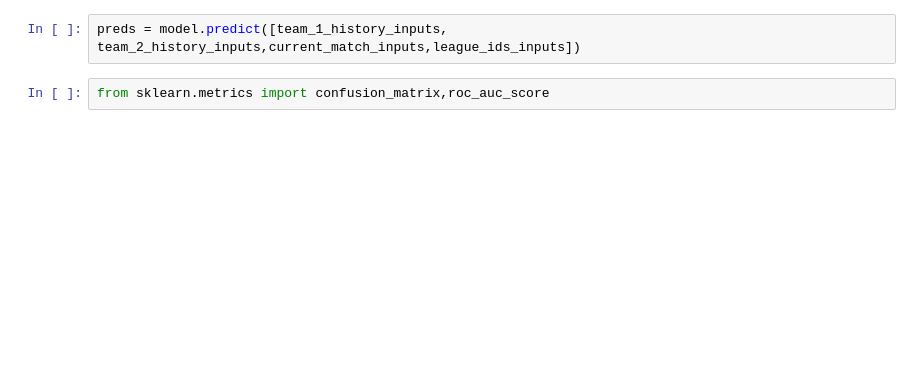
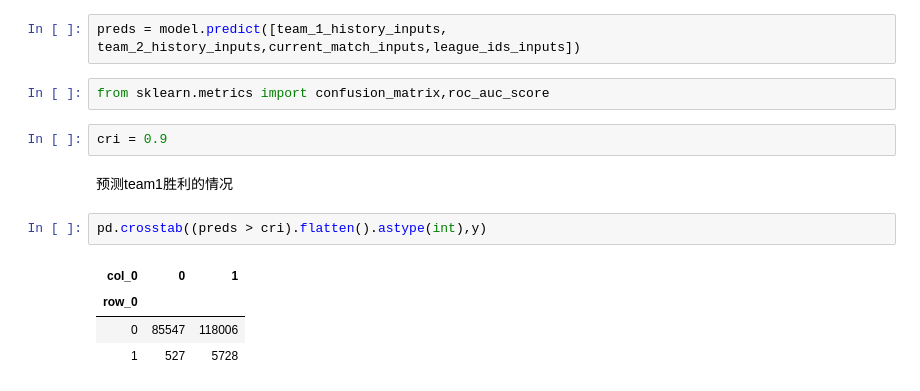
Before and after one commit to Kira1108/football_match_prediction, a Jupyter notebook: win-loss-binary_classification.ipynb, the cells around one changed output. Saved outputs shown, nothing was run; the diff lists cells and outputs as text; blank space fills up the shorter version.

```diff
--- a/win-loss-binary_classification.ipynb
+++ b/win-loss-binary_classification.ipynb
@@ -321,3 +325,14 @@ history = model.fit([team_1_history_inputs, team_2_history_inputs,current_match_
 preds = model.predict([team_1_history_inputs, team_2_history_inputs,current_match_inputs,league_ids_inputs])
 # %%
 from sklearn.metrics import confusion_matrix,roc_auc_score
+# %%
+cri = 0.9
+# %% [markdown]
+预测team1胜利的情况
+# %%
+pd.crosstab((preds > cri).flatten().astype(int),y)
+# %% [output]
+| col_0 | 0 | 1 |
+| row_0 |  |  |
+| 0 | 85547 | 118006 |
+| 1 | 527 | 5728 |
```
Also changed, not shown: parts of 8 cells of this notebook, 1 other file.
